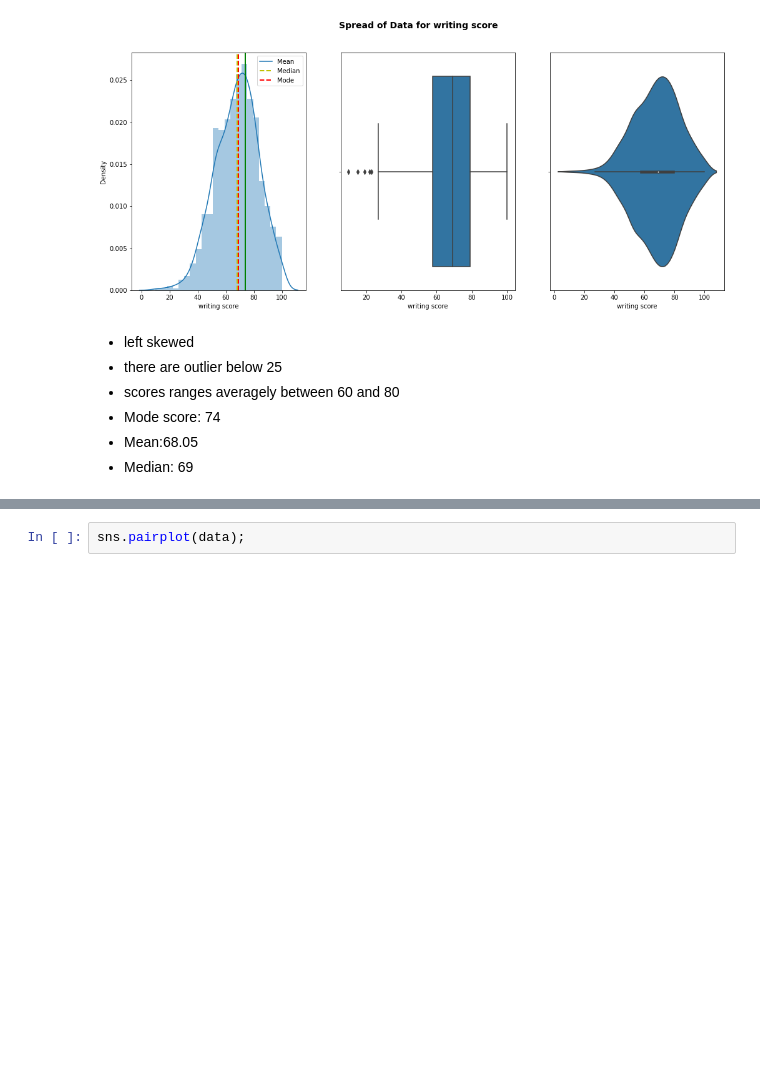
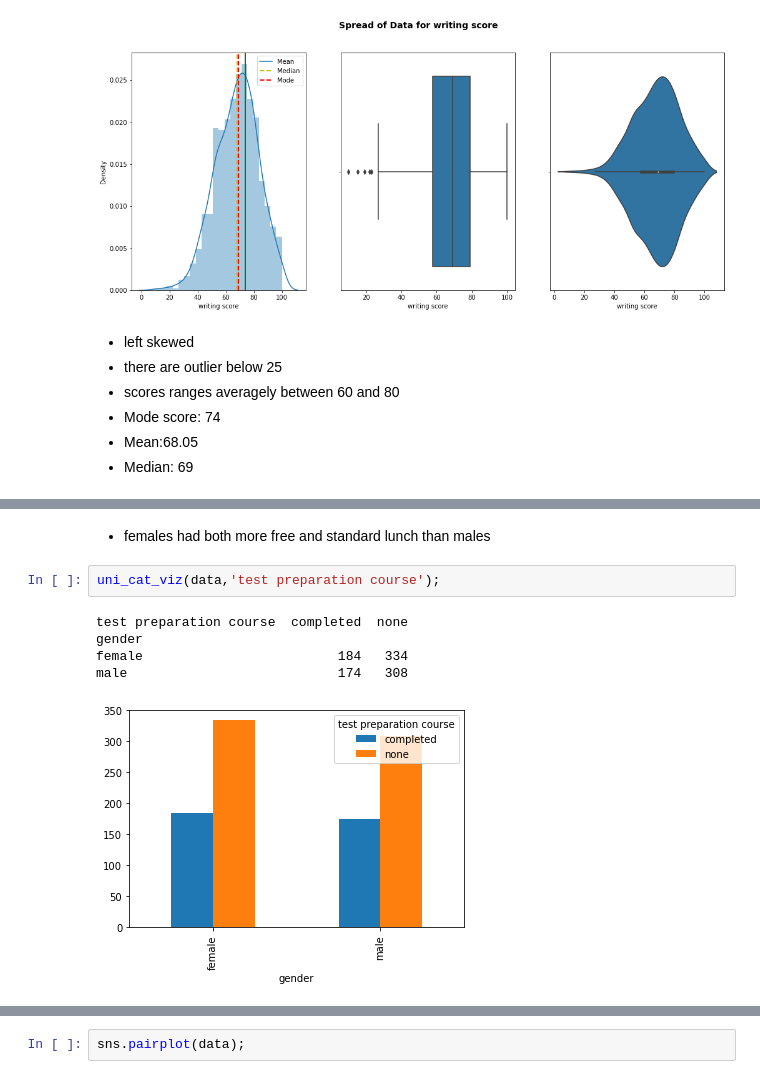
Before and after one commit to dougymenns/data_cleaning, a Jupyter notebook: EDA 02/student_performance_eda(day03).ipynb, the cells around one changed output, grey strips where cells are left out. Drawn from its saved outputs; the diff is of its cells as text; blank space fills up the shorter version.

```diff
--- a/EDA 02/student_performance_eda(day03).ipynb
+++ b/EDA 02/student_performance_eda(day03).ipynb
@@ -177,0 +193,10 @@ dist_box_violin(data['writing score'])
+# %% [markdown]
+- females had both more free and standard lunch than males
+# %%
+uni_cat_viz(data,'test preparation course');
+# %% [output]
+test preparation course  completed  none
+gender
+female                         184   334
+male                           174   308
+[figure, added]
```
Also changed, not shown: parts of 30 cells of this notebook, 2 other files.
